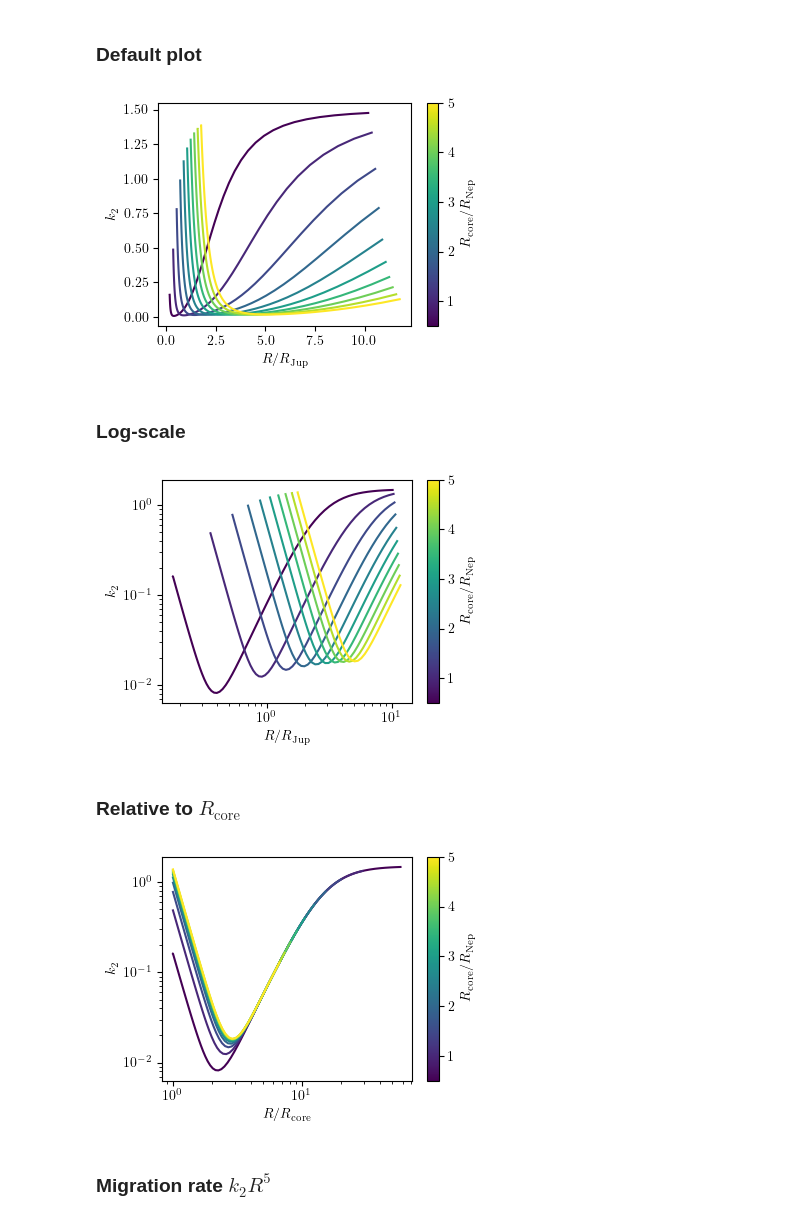
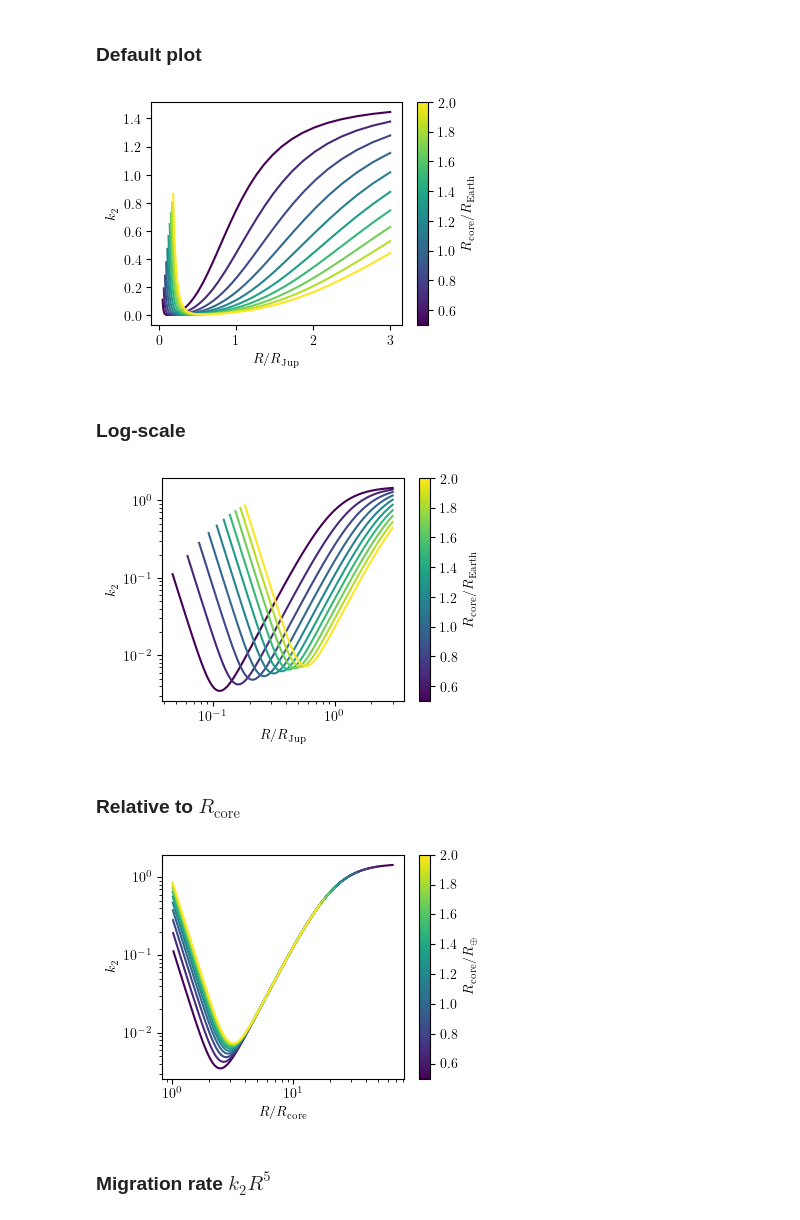
Before and after one commit to slagnews/AtmosphereLoveNumbers, a Jupyter notebook: transformations.ipynb, the cells around one changed output. Cells and saved outputs as stored; diff of their text form; code cells hidden in the pictures.

Commit message:
Changed from Neptune-like to Earth-like core

```diff
--- a/transformations.ipynb
+++ b/transformations.ipynb
@@ -26,9 +26,12 @@ G = 6.67e-11
 
 # Dimensions
 R_jupiter = 69.9e6
+R_earth = 6378e3
+M_earth = 5.972e24
 m_neptune = 1.024e26
 R_neptune = 24.6e6
 rho_neptune = m_neptune/(4*np.pi/3*R_neptune**3)
+rho_earth = M_earth/(4*np.pi/3*R_earth**3)
 
 # Material properties
 rho_air = 1.293
@@ -39,3 +44,8 @@ viscosity_earth = 1e21
+# %%
+rho_core = rho_earth
+viscosity_core = viscosity_earth
+rigidity_core = rigidity_earth
+rho_atmosphere = rho_air
 # %% [markdown]
 ### Love Number of homogeneous sphere
 The Love number of a homogeneous sphere is given by
@@ -51,88 +61,96 @@ def get_k2_core(R_core, mu_core, rho_core):
 ### Varying core radii
 # %%
 no_atm_radii = 100
-log_max_atm_radius = 1 #maximum radius = 10**log_max_atm_radius * R_jupiter
+#log_max_atm_radius = 1 #maximum radius = 10**log_max_atm_radius * R_jupiter
+max_atm_radius = R_jupiter*3
 
 no_core_radii = 10
-min_core_radius = 0.5*R_neptune
-max_core_radius = 5*R_neptune
+min_core_radius = 0.5*R_earth
+max_core_radius = 2*R_earth
 core_radii = np.linspace(min_core_radius, max_core_radius, no_core_radii)
 
 data = []
 
 rerun_sim = False
+data_file = "super_earth"
 if rerun_sim:
     for i,core_radius in enumerate(core_radii):
-        atmosphere_radii = (np.logspace(-3,log_max_atm_radius,no_atm_radii)-10**-3)*R_jupiter+core_radius
-        k2 = get_k2_vs_radius(core_radius, atmosphere_radii, [rho_air, rho_neptune], [rigidity_air, rigidity_earth], [viscosity_air, viscosity_earth])
+        atmosphere_radii = np.logspace(-3, np.log10((max_atm_radius-core_radius)/R_jupiter), no_atm_radii)*R_jupiter + core_radius
+        k2 = get_k2_vs_radius(core_radius, atmosphere_radii, [rho_air, rho_earth], [rigidity_air, rigidity_earth], [viscosity_air, viscosity_earth])
         data.append({"core_radius": core_radius,
                      "radius": atmosphere_radii,
                      "k2": k2,})
         print(f"{(i+1)/len(core_radii)*100:.0f}% done")
-    np.save("k2_fitting_data.npy", data)
+    np.savez("data/"+data_file, rho_core=rho_core, R_core=core_radius, rho_atm=rho_air, data=data)
 else:
-    data = np.load("k2_fitting_data.npy", allow_pickle=True)
+    data = np.load("data/"+data_file+".npz", allow_pickle=True)
+    data = data["data"]
 # %% [markdown]
 ### Default plot
 # %%
-norm = mcolors.Normalize(vmin=min_core_radius/R_neptune, vmax=max_core_radius/R_neptune)
+norm = mcolors.Normalize(vmin=min_core_radius/R_earth, vmax=max_core_radius/R_earth)
 cmap = cm.viridis
 
 fig, ax = plt.subplots(figsize=(4,3))
 for i,core_radius in enumerate(core_radii):
-    ax.plot(data[i]["radius"]/R_jupiter, data[i]["k2"], color=cmap(norm(core_radius/R_neptune)))
+    ax.plot(data[i]["radius"]/R_jupiter, data[i]["k2"], color=cmap(norm(core_radius/R_earth)))
 
 sm = cm.ScalarMappable(cmap=cmap, norm=norm)
 cbar = plt.colorbar(sm, ax=ax)
-cbar.set_label("$R_\\mathrm{core}/R_\\mathrm{Nep}$")
+cbar.set_label("$R_\\mathrm{core}/R_\\mathrm{Earth}$")
 
 ax.set_xlabel("$R/R_\\mathrm{Jup}$")
 ax.set_ylabel("$k_2$")
 fig.tight_layout()
 fig.savefig("figures/k2_vs_R.png", dpi=300)
 plt.show()
 # %% [output]
-[figure, old version]
+[figure, new version]
 # %% [markdown]
 ### Log-scale
 # %%
 fig, ax = plt.subplots(figsize=(4,3))
 for i,core_radius in enumerate(core_radii):
-    ax.plot(data[i]["radius"]/R_jupiter, data[i]["k2"], color=cmap(norm(core_radius/R_neptune)))
+    ax.plot(data[i]["radius"]/R_jupiter, data[i]["k2"], color=cmap(norm(core_radius/R_earth)))
 
 sm = cm.ScalarMappable(cmap=cmap, norm=norm)
 cbar = plt.colorbar(sm, ax=ax)
-cbar.set_label("$R_\\mathrm{core}/R_\\mathrm{Nep}$")
+cbar.set_label("$R_\\mathrm{core}/R_\\mathrm{Earth}$")
 
 ax.set_xlabel("$R/R_\\mathrm{Jup}$")
 ax.set_ylabel("$k_2$")
 ax.set_xscale("log")
 ax.set_yscale("log")
 fig.tight_layout()
-fig.savefig("figures/k2_vs_R_log.png", dpi=300)
+fig.savefig("figures/report/k2_vs_R_log.pdf")
 plt.show()
 # %% [output]
-[figure, old version]
+[figure, new version]
 # %% [markdown]
 ### Relative to $R_\mathrm{core}$
 # %%
+min_R = np.zeros(len(core_radii))
+
 fig, ax = plt.subplots(figsize=(4,3))
 for i,core_radius in enumerate(core_radii):
-    ax.plot(data[i]["radius"]/core_radius, data[i]["k2"], color=cmap(norm(core_radius/R_neptune)))
 
+    ax.plot(data[i]["radius"]/core_radius, data[i]["k2"], color=cmap(norm(core_radius/R_earth)))
+    min_R[i] = data[i]["radius"][np.argmin(data[i]["k2"])]
 sm = cm.ScalarMappable(cmap=cmap, norm=norm)
 cbar = plt.colorbar(sm, ax=ax)
-cbar.set_label("$R_\\mathrm{core}/R_\\mathrm{Nep}$")
+cbar.set_label(r"$R_\mathrm{core}/R_\oplus$")
 
-ax.set_xlabel("$R/R_\\mathrm{core}$")
+ax.set_xlabel(r"$R/R_\mathrm{core}$")
 ax.set_ylabel("$k_2$")
 ax.set_xscale("log")
 ax.set_yscale("log")
+#ax.plot(np.linspace(1,2,100),1.25*np.linspace(1,2,100)**-5, color="red")
+#ax.set_xlim(1,2)
 fig.tight_layout()
 fig.savefig("figures/k2_vs_R_log.png", dpi=300)
 plt.show()
 # %% [output]
-[figure, old version]
+[figure, new version]
 # %% [markdown]
 ### Migration rate $k_2R^5$
 # %%
```
Also changed, not shown: parts of 6 cells of this notebook, 7 other files.
